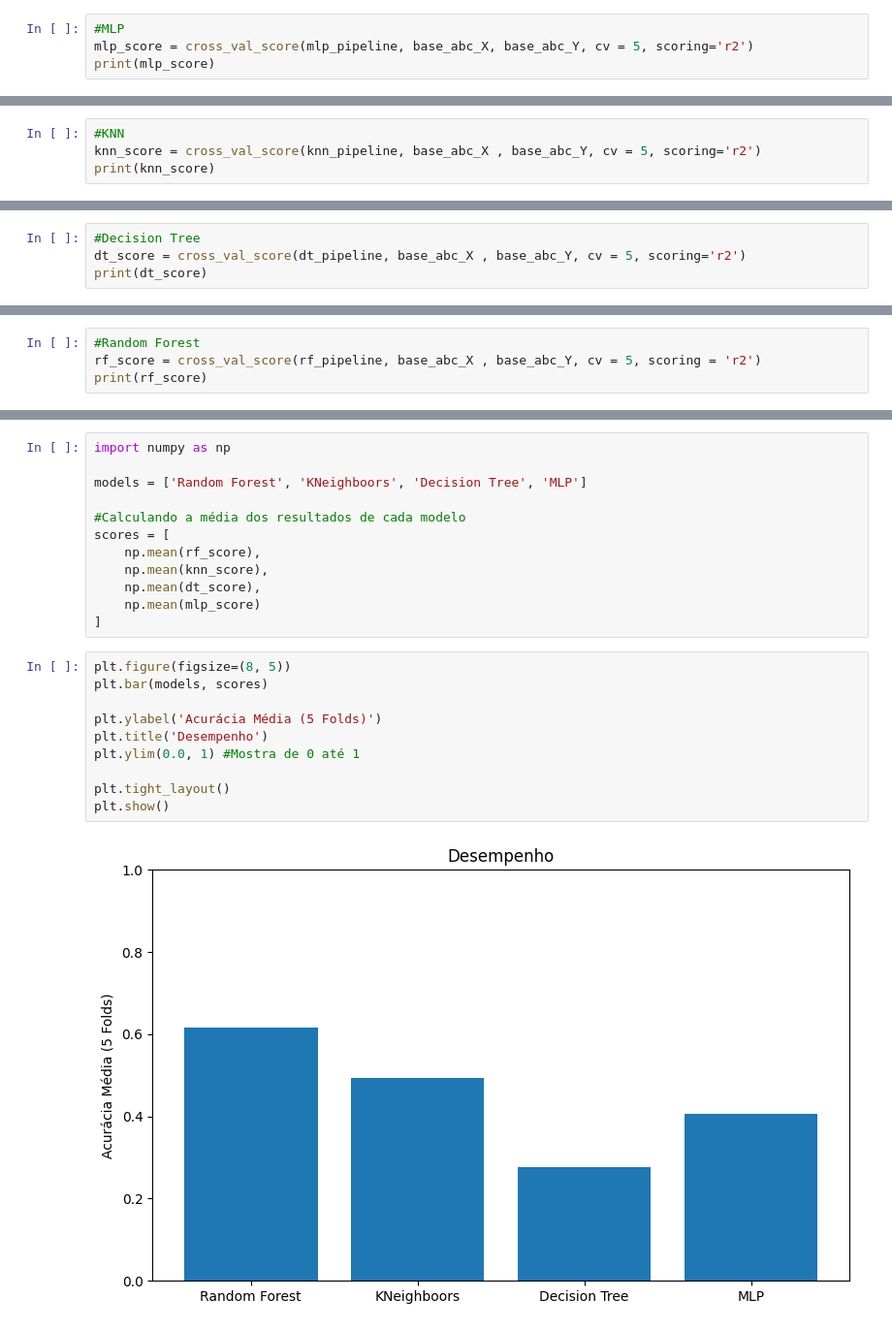
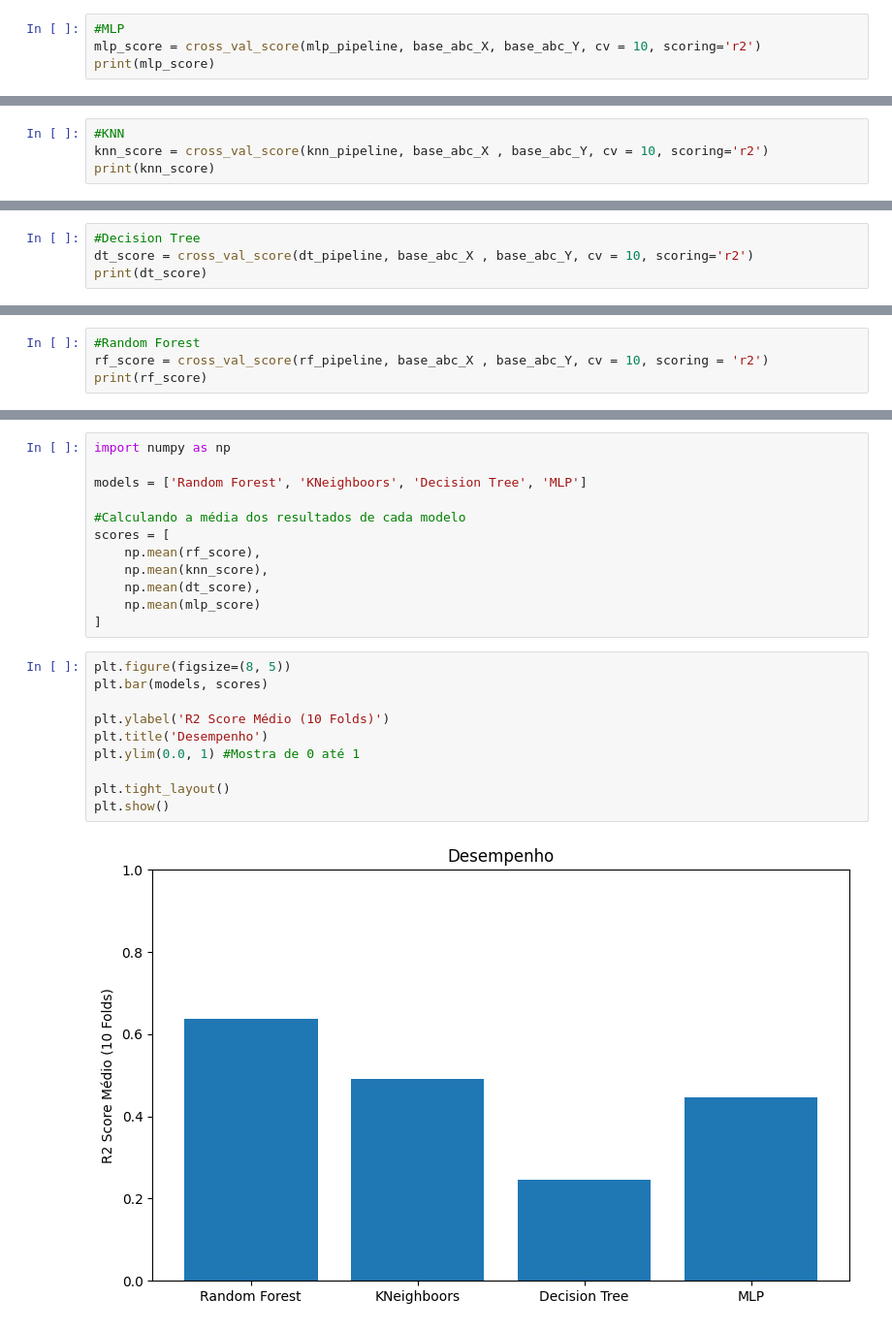
Before and after one commit to daninatan/machine-learn, a Jupyter notebook: Base_Soja_Fund_ABC/Treinando_Modelos_Atributos_Selecionados.ipynb, the cells around one changed output, grey strips where cells are left out. Shown at 97% size. Saved outputs shown, nothing was run; the diff lists cells and outputs as text.

```diff
--- a/Base_Soja_Fund_ABC/Treinando_Modelos_Atributos_Selecionados.ipynb
+++ b/Base_Soja_Fund_ABC/Treinando_Modelos_Atributos_Selecionados.ipynb
@@ -296,6 +318,6 @@ rf_pipeline = Pipeline(steps=[
 ])
 # %%
 #MLP
-mlp_score = cross_val_score(mlp_pipeline, base_abc_X, base_abc_Y, cv = 5, scoring='r2')
+mlp_score = cross_val_score(mlp_pipeline, base_abc_X, base_abc_Y, cv = 10, scoring='r2')
 print(mlp_score)
 # %% [output]
@@ -303,5 +326,5 @@ print(mlp_score)
 # %%
 #KNN
-knn_score = cross_val_score(knn_pipeline, base_abc_X , base_abc_Y, cv = 5, scoring='r2')
+knn_score = cross_val_score(knn_pipeline, base_abc_X , base_abc_Y, cv = 10, scoring='r2')
 print(knn_score)
 # %% [output]
@@ -309,5 +333,5 @@ print(knn_score)
 # %%
 #Decision Tree
-dt_score = cross_val_score(dt_pipeline, base_abc_X , base_abc_Y, cv = 5, scoring='r2')
+dt_score = cross_val_score(dt_pipeline, base_abc_X , base_abc_Y, cv = 10, scoring='r2')
 print(dt_score)
 # %% [output]
@@ -315,5 +340,5 @@ print(dt_score)
 # %%
 #Random Forest
-rf_score = cross_val_score(rf_pipeline, base_abc_X , base_abc_Y, cv = 5, scoring = 'r2')
+rf_score = cross_val_score(rf_pipeline, base_abc_X , base_abc_Y, cv = 10, scoring = 'r2')
 print(rf_score)
 # %% [output]
@@ -333,12 +359,12 @@ scores = [
 # %%
 plt.figure(figsize=(8, 5))
 plt.bar(models, scores)
 
-plt.ylabel('Acurácia Média (5 Folds)')
+plt.ylabel('R2 Score Médio (10 Folds)')
 plt.title('Desempenho')
 plt.ylim(0.0, 1) #Mostra de 0 até 1
 
 plt.tight_layout()
 plt.show()
 # %% [output]
-[figure, old version]
+[figure, new version]
```
Also changed, not shown: parts of 6 cells of this notebook, 24 other files.
